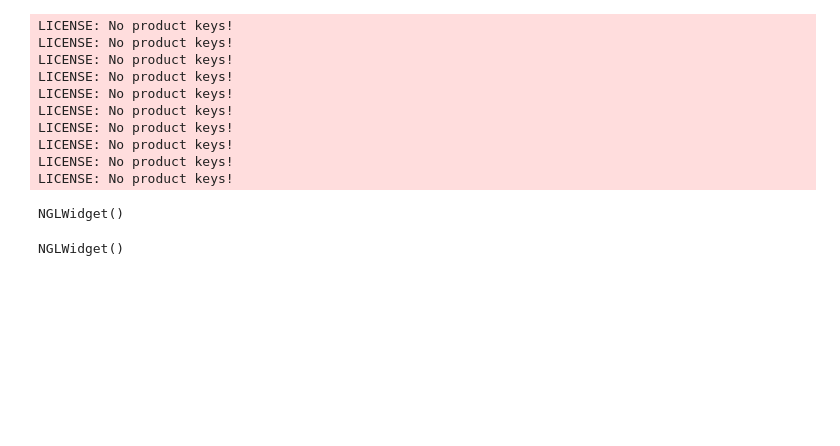
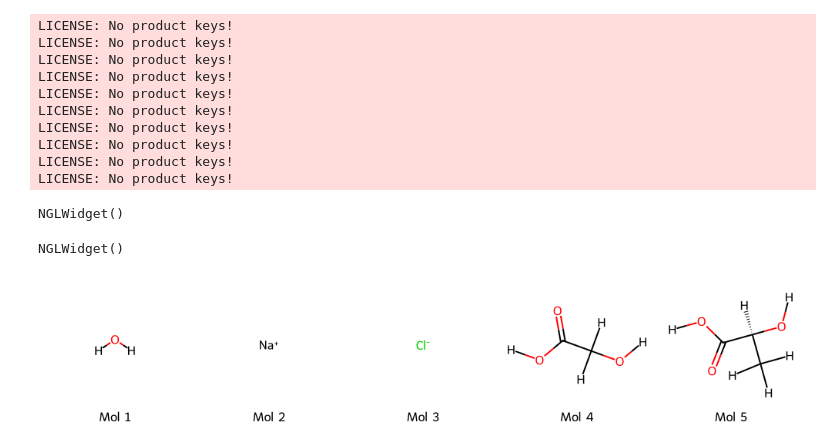
Before and after one commit to matta-research-group/SwiftPol, a Jupyter notebook: Example_Notebooks/PLGA_demo.ipynb, the cells around one changed output. Drawn from its saved outputs; the diff is of its cells as text; code cells hidden in the pictures; blank space fills up the shorter version.

```diff
--- a/Example_Notebooks/PLGA_demo.ipynb
+++ b/Example_Notebooks/PLGA_demo.ipynb
@@ -101,7 +101,7 @@ NGLWidget()
 # Example of using existing tools to prepare SwiftPol chains for Molecular Dynamics
 from openff.units import unit
 molecules, number_of_copies, topology, box_vectors, residual_monomer_actual = build.calculate_box_components(chains = polymer.chains,
-                                                                                                       monomers = polymer.monomers,
+                                                                                                       monomers = monomer_smiles,
                                                                                                        sequence = polymer.sequence,
                                                                                                        salt_concentration= 1 * unit.mole/unit.litre,
                                                                                                        residual_monomer = 10,
@@ -114,6 +114,18 @@ solvated_top = packmol_wrapper.pack_box(molecules = molecules + polymer.chains,
 solvated_top.visualize()
 # %% [output]
 NGLWidget()
+# %%
+# Inspect what we have added to the box - water, NaCl and residual monomer
+molecules_rd = [mol.to_rdkit() for mol in molecules]
+from rdkit.Chem import Draw
+Draw.MolsToGridImage(
+    molecules_rd,
+    molsPerRow=5,  # Number of molecules per row
+    subImgSize=(200, 200),  # Size of each molecule image
+    legends=[f"Mol {i+1}" for i in range(len(polymer.chain_rdkit))]  # Optional legends
+)
+# %% [output]
+[figure, added]
 # %%
 # Perform the same function using the SwiftPol ensemble class function
 solvated_top_swiftpol = polymer.pack_solvated_system(salt_concentration= 1 * unit.mole/unit.litre, residual_monomer = 10)
```
Also changed, not shown: parts of 15 cells of this notebook.
